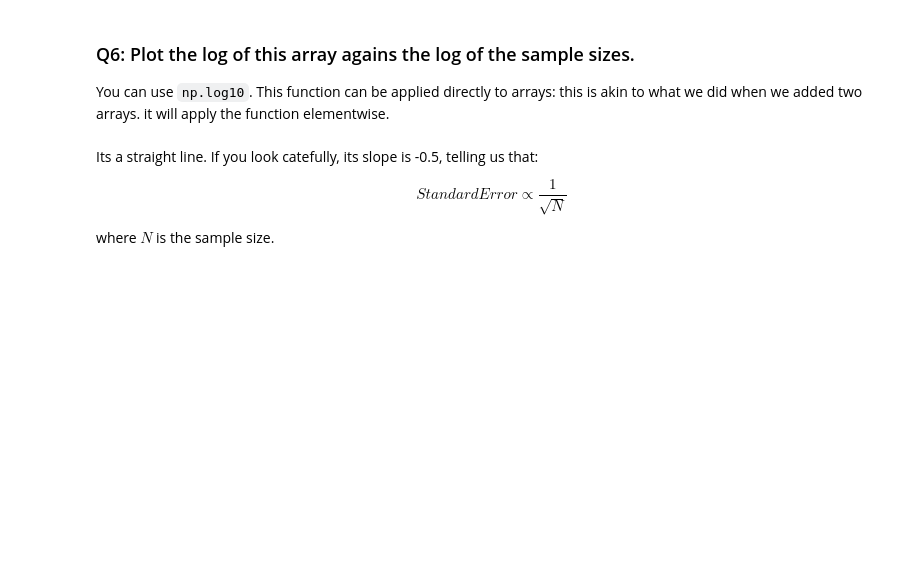
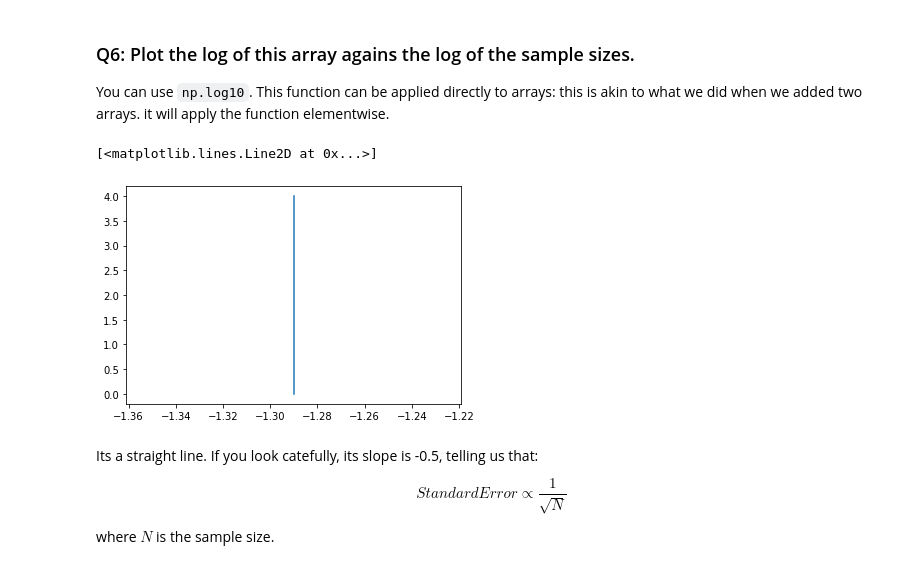
Before and after one commit to AlizaShamsi/Homework, a Jupyter notebook: distribute_sampling_a_distribution.ipynb, the cells around one changed output. Cells and saved outputs as stored; diff of their text form; code cells hidden in the pictures; blank space fills up the shorter version.

```diff
--- a/distribute_sampling_a_distribution.ipynb
+++ b/distribute_sampling_a_distribution.ipynb
@@ -330,9 +339,13 @@ stddev_of_sample_means = np.std(sample_means, axis=0)
 
 You can use `np.log10`. This function can be applied directly to arrays: this is akin to what we did when we added two arrays. it will apply the function elementwise.
 # %%
-np.log10(stddev_of_sample_means)
+v=np.log10(stddev_of_sample_means)
 # %%
 # your code here
+plt.plot(v,np.log10(sample_sizes))
+# %% [output]
+[<matplotlib.lines.Line2D at 0x...>]
+[figure, added]
 # %% [markdown]
 Its a straight line. If you look catefully, its slope is -0.5, telling us that:
 
```
Also changed, not shown: parts of 2 cells of this notebook.
